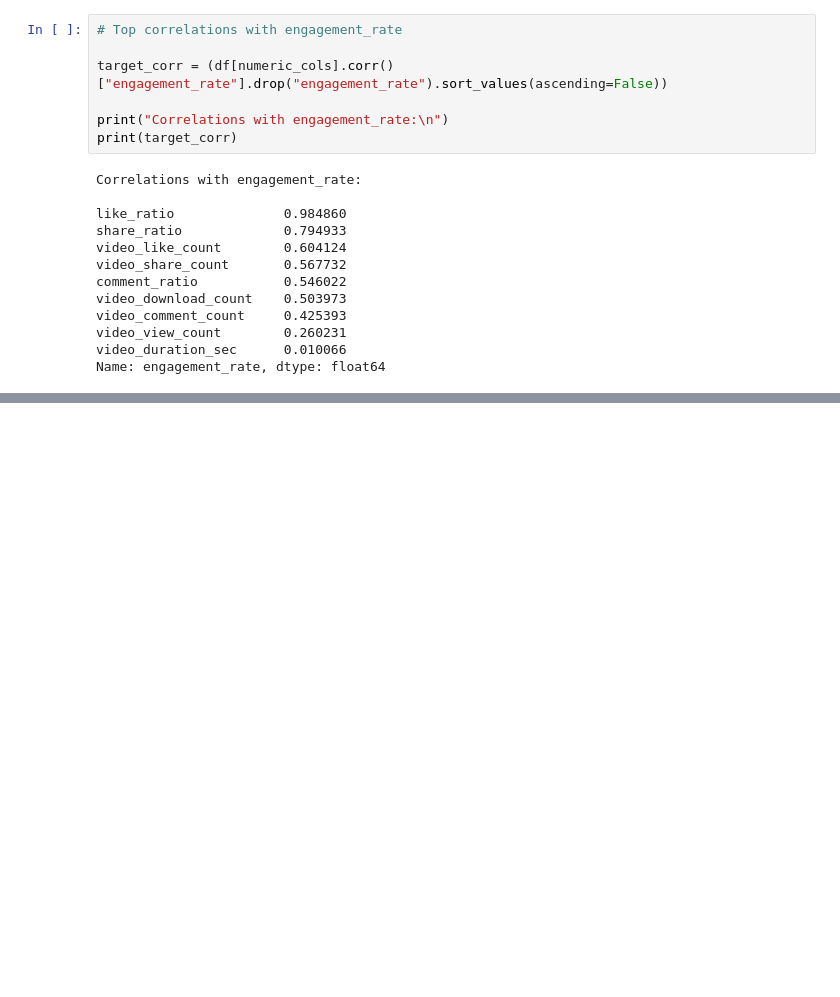
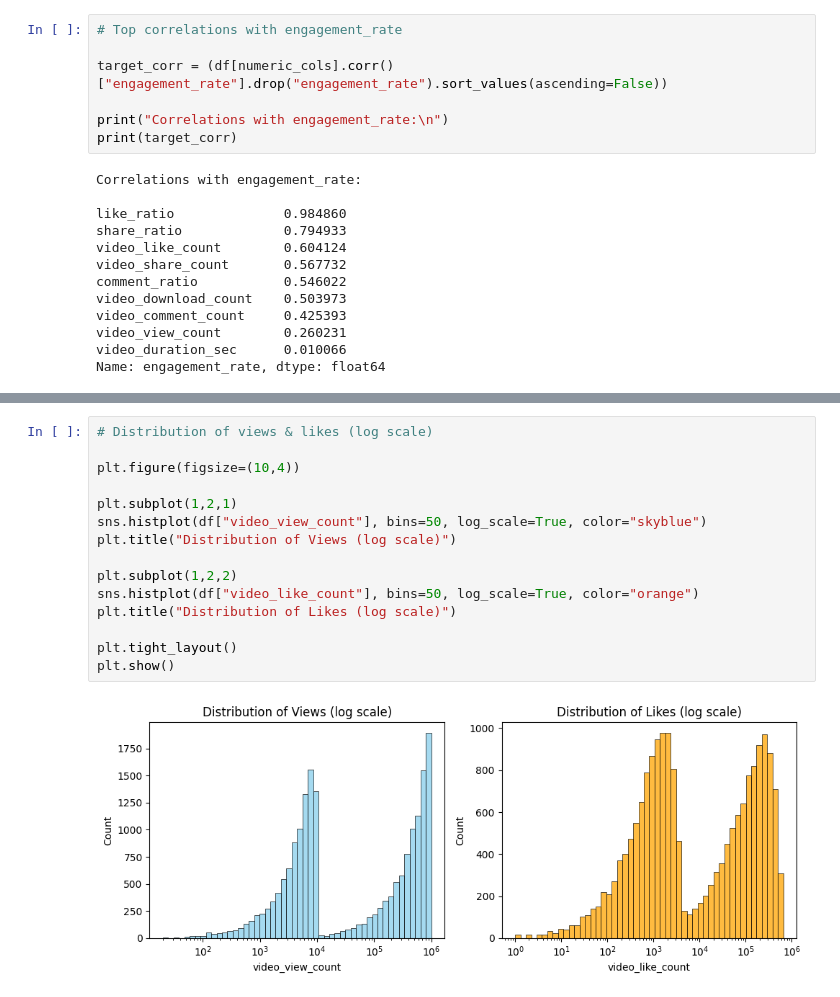
Before and after one commit to KrishaVeera/CreatorPilot, a Jupyter notebook: Tiktok_Model.ipynb, the cells around one changed output, grey strips where cells are left out. Drawn from its saved outputs; the diff is of its cells as text; blank space fills up the shorter version.

```diff
--- a/Tiktok_Model.ipynb
+++ b/Tiktok_Model.ipynb
@@ -310,0 +409,17 @@ Interpretation: when modeling engagement, focus on ratios, not raw counts or dur
+# %%
+# Distribution of views & likes (log scale)
+
+plt.figure(figsize=(10,4))
+
+plt.subplot(1,2,1)
+sns.histplot(df["video_view_count"], bins=50, log_scale=True, color="skyblue")
+plt.title("Distribution of Views (log scale)")
+
+plt.subplot(1,2,2)
+sns.histplot(df["video_like_count"], bins=50, log_scale=True, color="orange")
+plt.title("Distribution of Likes (log scale)")
+
+plt.tight_layout()
+plt.show()
+# %% [output]
+[figure, added]
```
Also changed, not shown: parts of 18 cells of this notebook.
